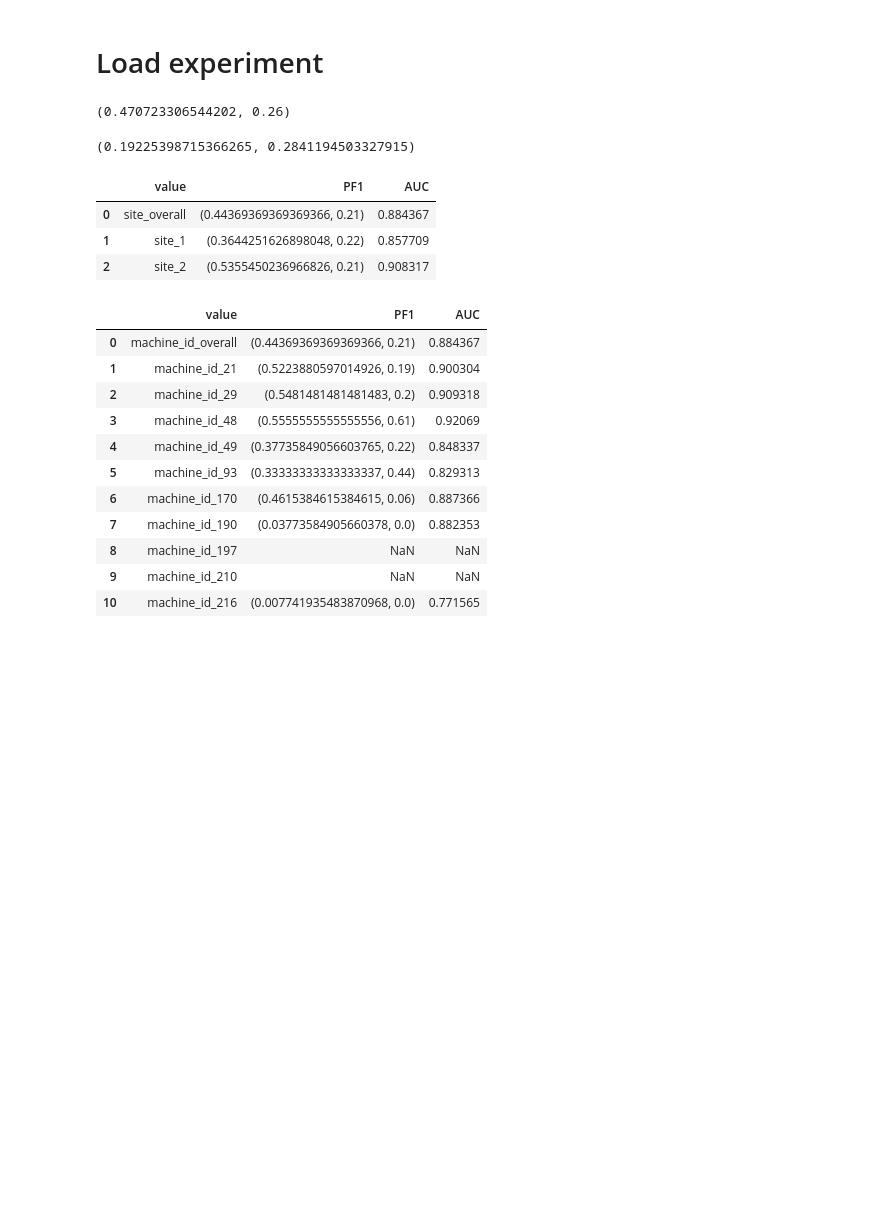
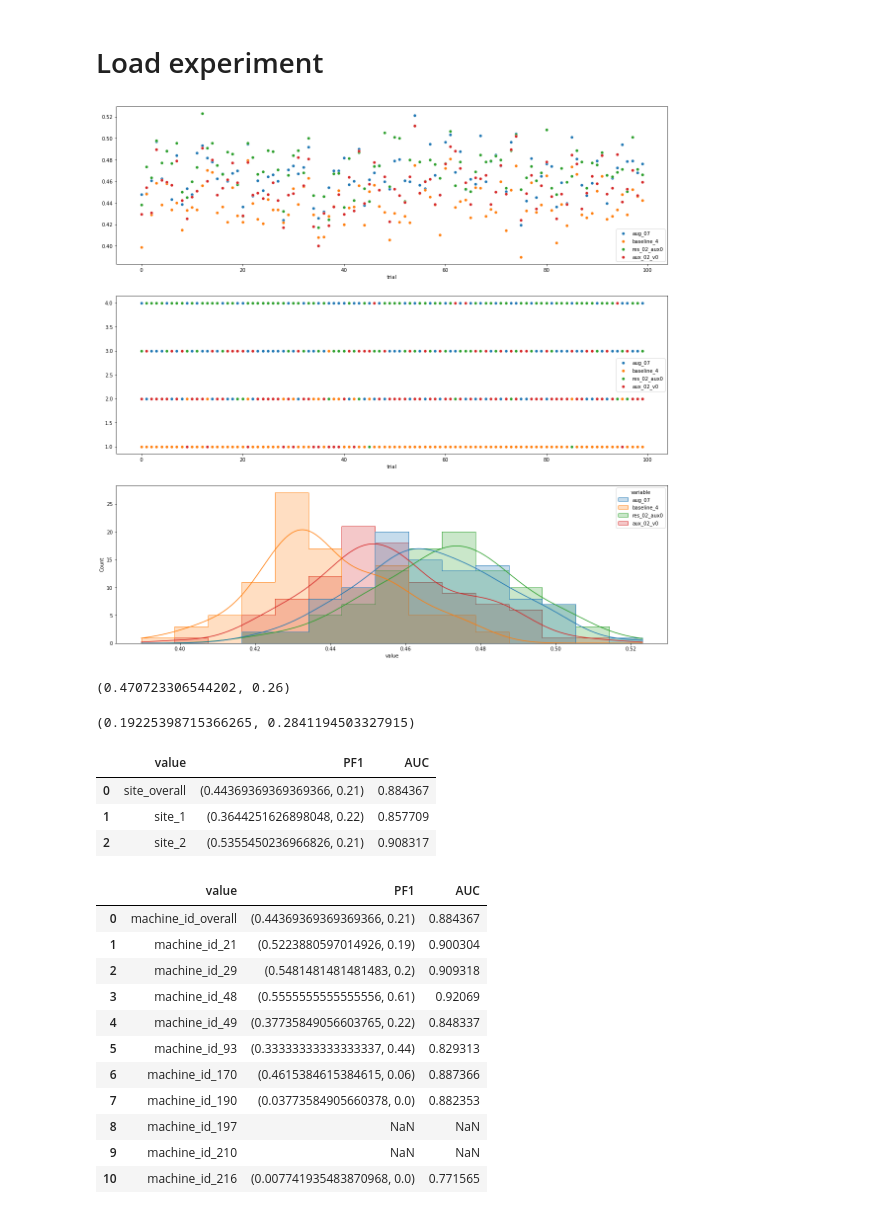
Before and after one commit to analokmaus/kaggle-rsna-breast-cancer, a Jupyter notebook: 01_post_analysis.ipynb, the cells around one changed output. Saved outputs shown, nothing was run; the diff lists cells and outputs as text; code cells hidden in the pictures; blank space fills up the shorter version.

```diff
--- a/01_post_analysis.ipynb
+++ b/01_post_analysis.ipynb
@@ -16,6 +17,4 @@ import pydicom
 from metrics import Pfbeta
-# %%
-DATA_DIR = Path('input/rsna-breast-cancer-detection/')
 # %%
 train = pd.read_csv(DATA_DIR/'train.csv')
 # %% [markdown]
@@ -134,3 +158,26 @@ def subgroup_analysis(df, col='site'):
+# %%
+sens_res = sensitivity_analysis([Aug07(), Baseline4(), Res02Aux0(), AuxLoss02v0()], sample_count=12000)
+# %%
+plt.figure(figsize=(20, 20))
+plt.subplot(3, 1, 1)
+for col in sens_res.columns:
+    if col == 'trial':
+        continue
+    sns.scatterplot(x=sens_res['trial'], y=sens_res[col].values, label=col, markers='X')
+plt.legend()
+plt.subplot(3, 1, 2)
+for col in sens_res.columns:
+    if col == 'trial':
+        continue
+    sns.scatterplot(x=sens_res['trial'], y=sens_res.drop('trial', axis=1).rank(1)[col].values, label=col, markers='X')
+plt.legend()
+plt.subplot(3, 1, 3)
+sns.histplot(data=sens_res.drop('trial', axis=1).melt(), x='value', hue='variable', kde=True, element="step", legend=True)
+# plt.legend()
+plt.savefig('sens_res.png', facecolor='white')
+# plt.show()
+# %% [output]
+[figure, added]
 # %%
 agg_df = aggregate_results(Res02Aux0)
 metric.optimal_f1(agg_df['label'].values, (agg_df['pred']))
```
Also changed, not shown: parts of 2 cells of this notebook, 7 other files.
